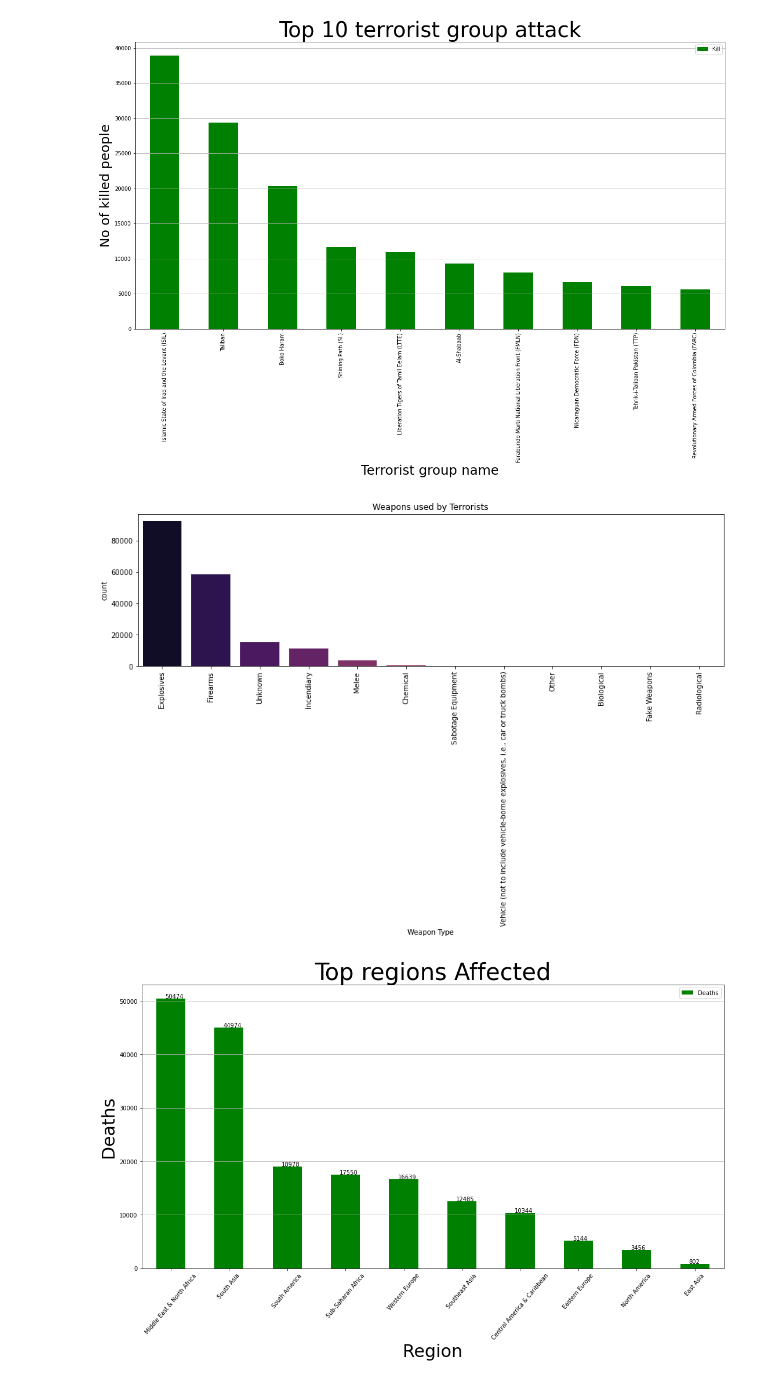
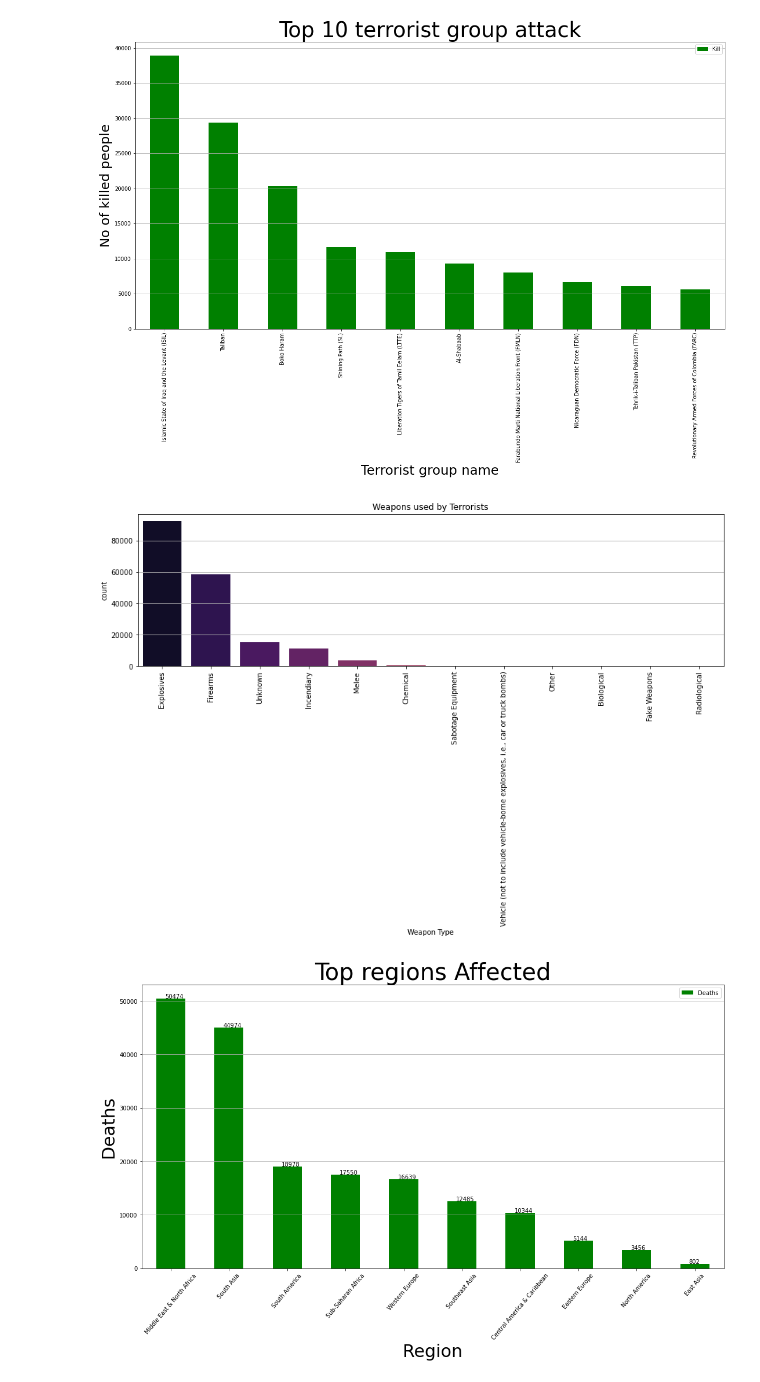
Before and after one commit to Subhadip-roy/Prediction-using-Supervised-ML, a Jupyter notebook: Exploratory Data Analysis (EDA) - Terrorism.ipynb, the cells around one changed output. Drawn from its saved outputs; the diff is of its cells as text; code cells hidden in the pictures.

```diff
--- a/Exploratory Data Analysis (EDA) - Terrorism.ipynb
+++ b/Exploratory Data Analysis (EDA) - Terrorism.ipynb
@@ -261,12 +262,13 @@ plt.show()
 # %%
 plt.subplots(figsize=(15,4))
 sns.countplot(data['Weapon'],data=df,palette='inferno',order=data['Weapon'].value_counts().index)
 plt.xticks(rotation=90)
 plt.xlabel('Weapon Type')
 plt.title('Weapons used by Terrorists')
+plt.grid(axis='y')
 plt.show()
 # %% [output]
-[figure, old version]
+[figure, new version]
 # %%
 
 attack = data.Region.value_counts()[:10]
```
Also changed, not shown: parts of 2 cells of this notebook.
